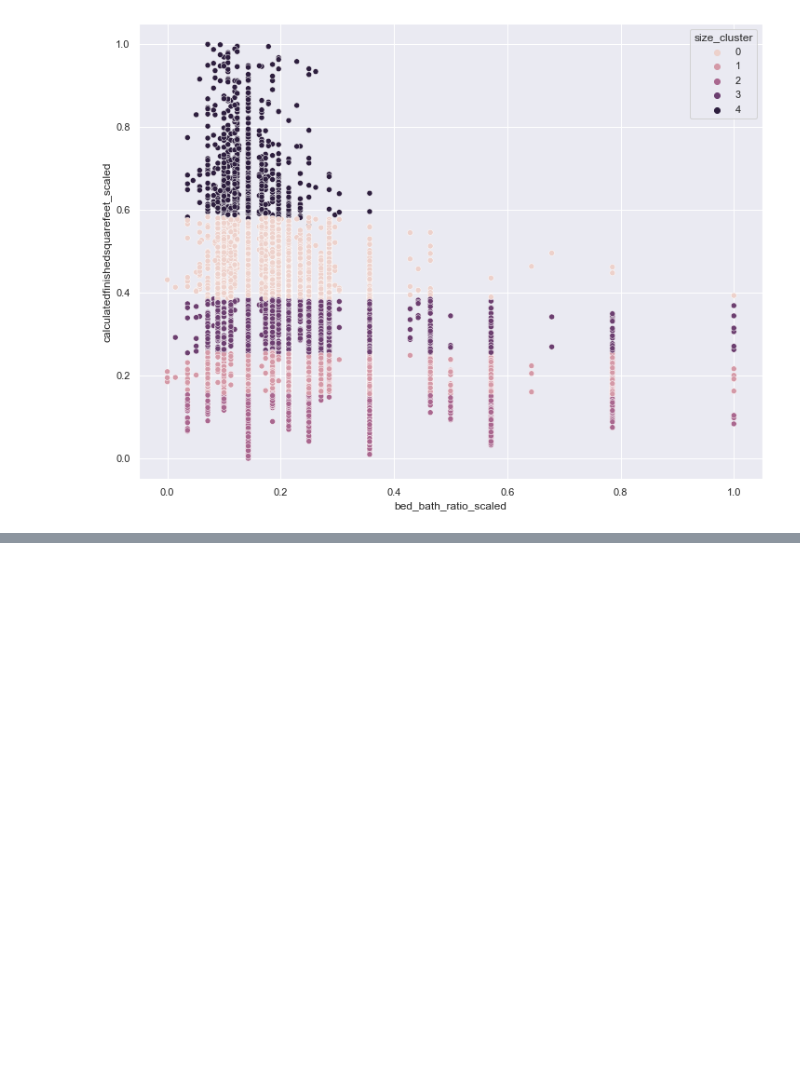
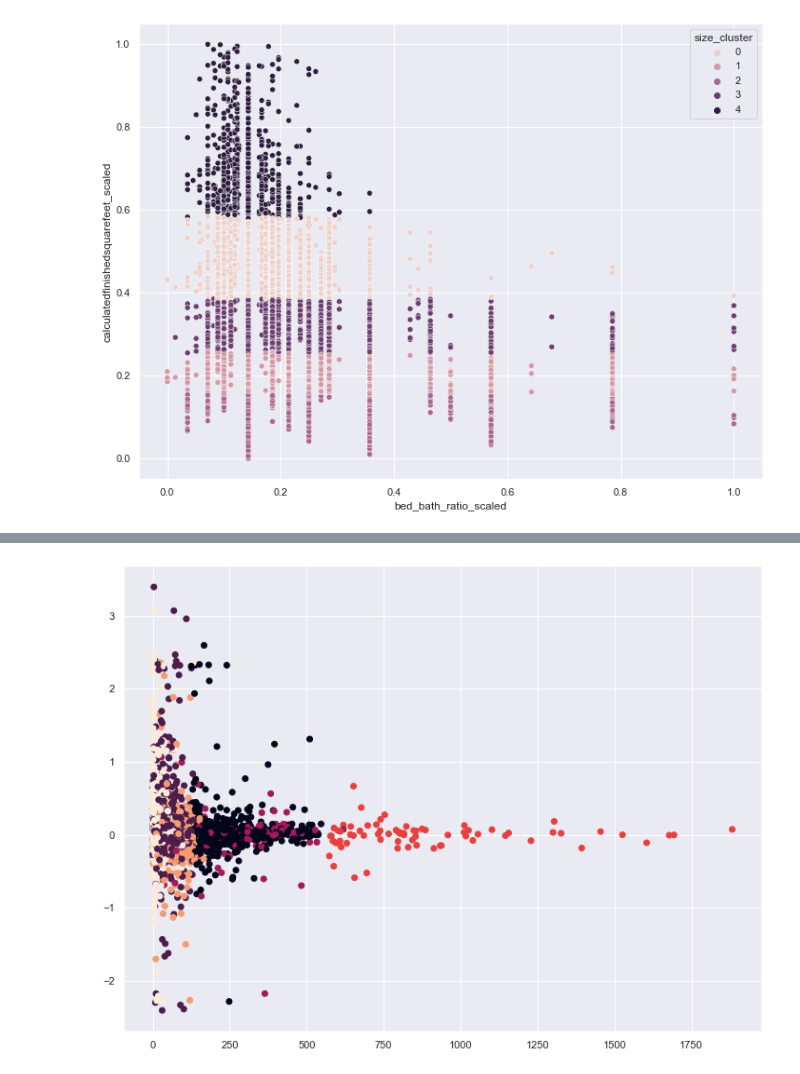
Before and after one commit to dlmitc3/Zillow_Clustering_Project-, a Jupyter notebook: zillow_explore.ipynb, the cells around one changed output, grey strips where cells are left out. Cells and saved outputs as stored; diff of their text form; code cells hidden in the pictures; blank space fills up the shorter version.

```diff
--- a/zillow_explore.ipynb
+++ b/zillow_explore.ipynb
@@ -547,0 +597,5 @@ sns.scatterplot(x='bed_bath_ratio_scaled', y='calculatedfinishedsquarefeet_scale
+# %%
+plt.scatter(X_train.land_dollar_per_sqft, y_train.error, c=X_train.value_cluster)
+plt.show()
+# %% [output]
+[figure, added]
```
Also changed, not shown: parts of 28 cells of this notebook.
